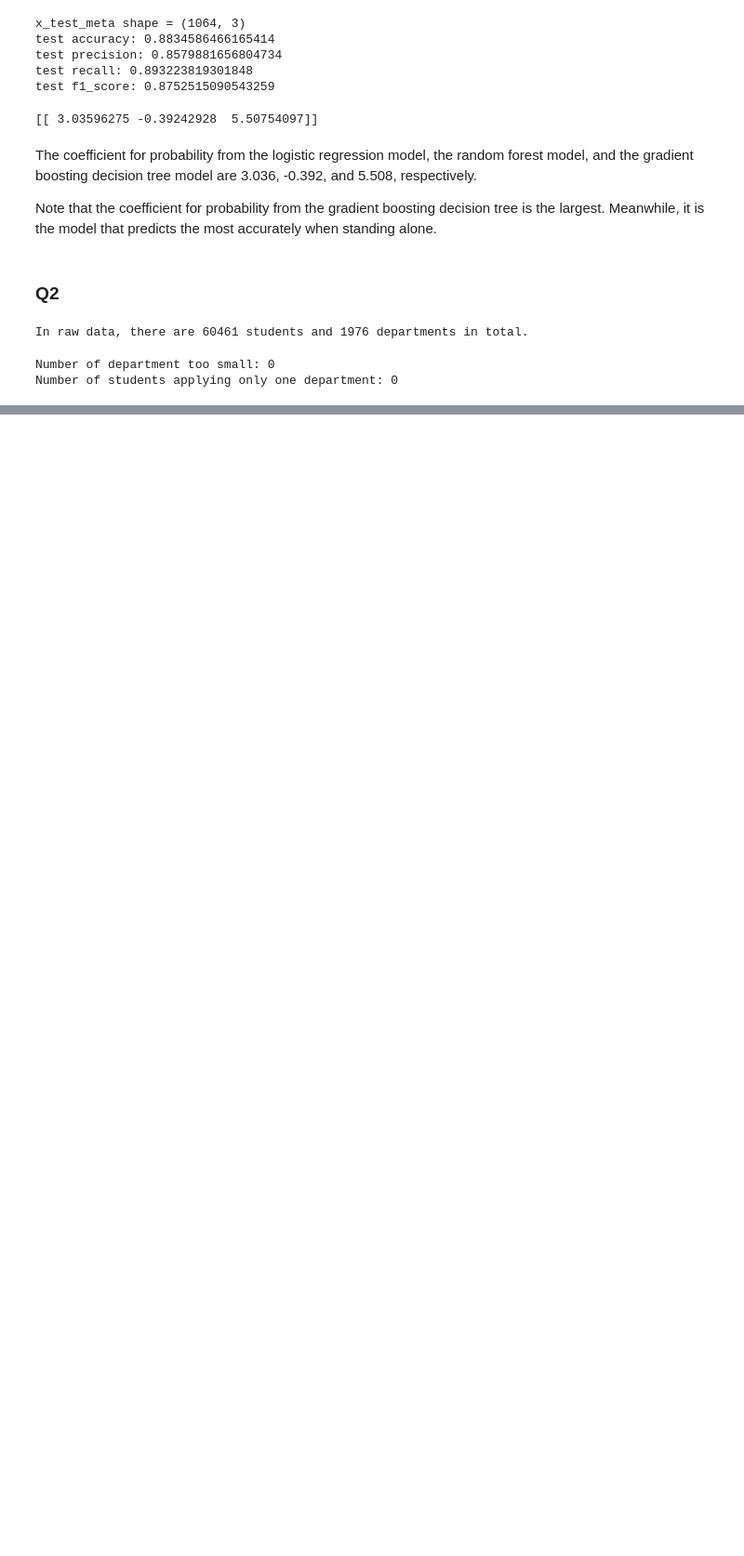
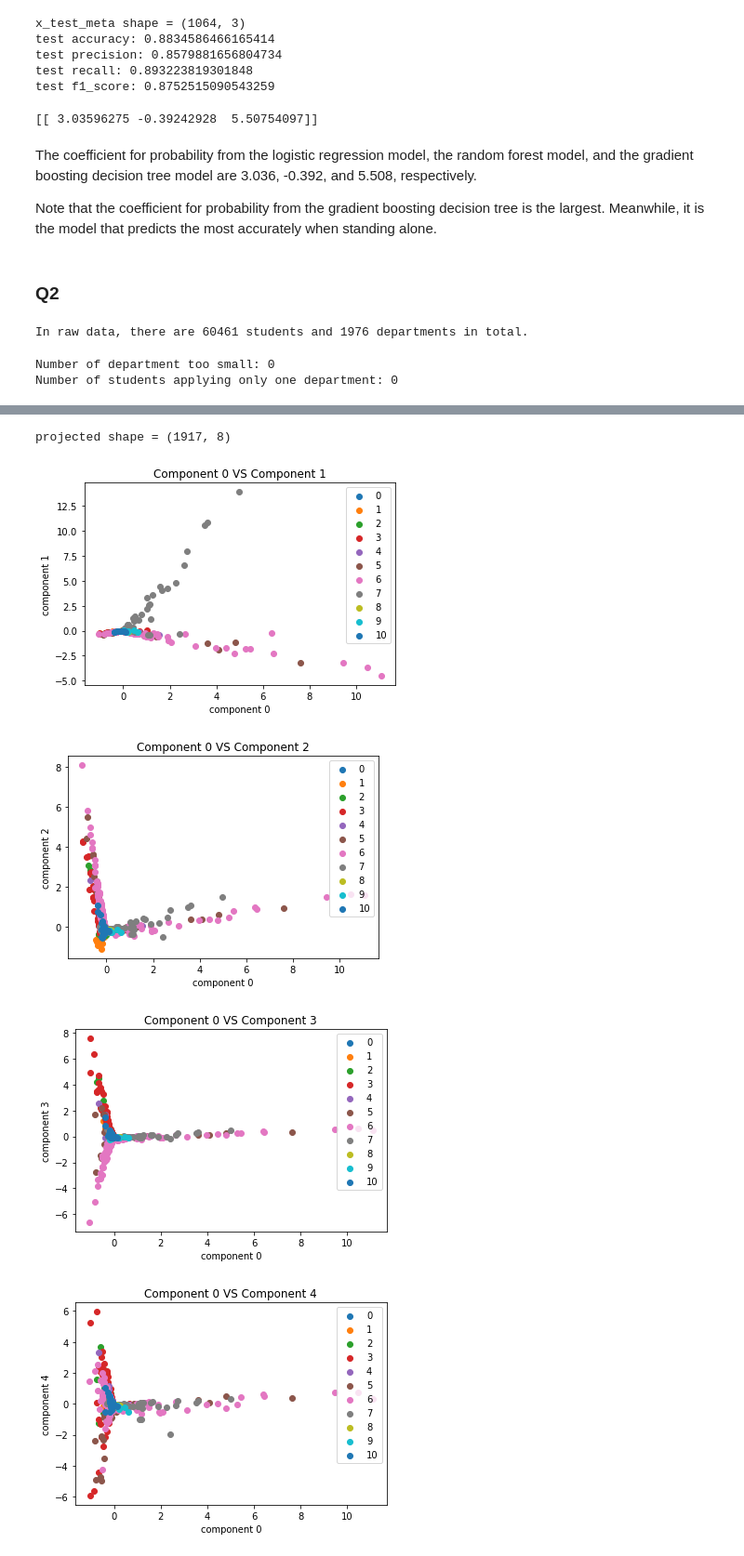
Before and after one commit to shaoyu0966/SLDL, a Jupyter notebook: hw3/hw3.ipynb, the cells around one changed output, grey strips where cells are left out. Shown: that part at 93% size. Saved outputs shown, nothing was run; the diff lists cells and outputs as text; code cells hidden in the pictures; blank space fills up the shorter version.

Commit message:
Q2.1 plot PCA scatter plots

```diff
--- a/hw3/hw3.ipynb
+++ b/hw3/hw3.ipynb
@@ -488,0 +524,6 @@ colname_df = colname_df.merge(uname2, how = "left", on="department_id")
+# %%
+from sklearn.decomposition import PCA
+
+pca = PCA(n_components=8)
+pca.fit(dep_stu2)
+print(pca)
@@ -488,0 +532,26 @@ colname_df = colname_df.merge(uname2, how = "left", on="department_id")
+# %%
+projected = pca.fit_transform(dep_stu2)
+print(f'projected shape = {projected.shape}')
+# %% [output]
+projected shape = (1917, 8)
+# %%
+from matplotlib import pyplot as plt
+from itertools import combinations
+
+category = colname_df['category_id'].to_numpy()
+
+for (i, j) in combinations(list(range(8)), 2):
+    for c in set(category):
+        x = projected[(category == c), i]
+        y = projected[(category == c), j]
+        plt.scatter(x, y, label=c, )
+        plt.title(f'Component {i} VS Component {j}')
+        plt.xlabel(f'component {i}')
+        plt.ylabel(f'component {j}')
+        plt.legend(loc='upper right')
+    plt.show()
+# %% [output]
+[figure, added]
+[figure, added]
+[figure, added]
+[figure, added]
```
Also changed, not shown: parts of 5 cells of this notebook.
